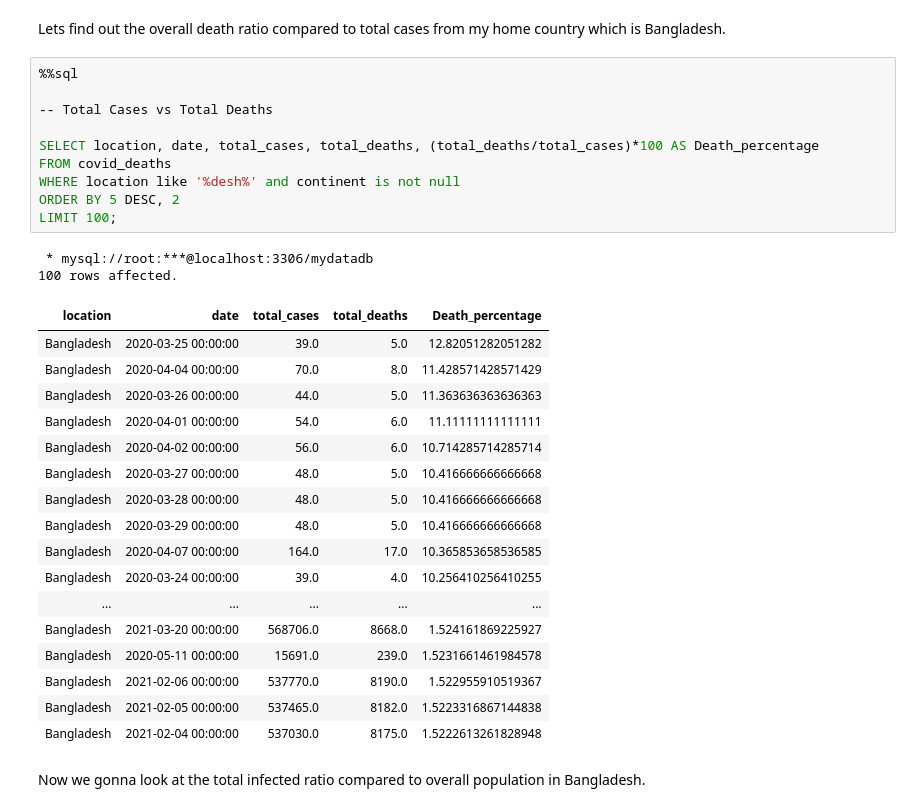
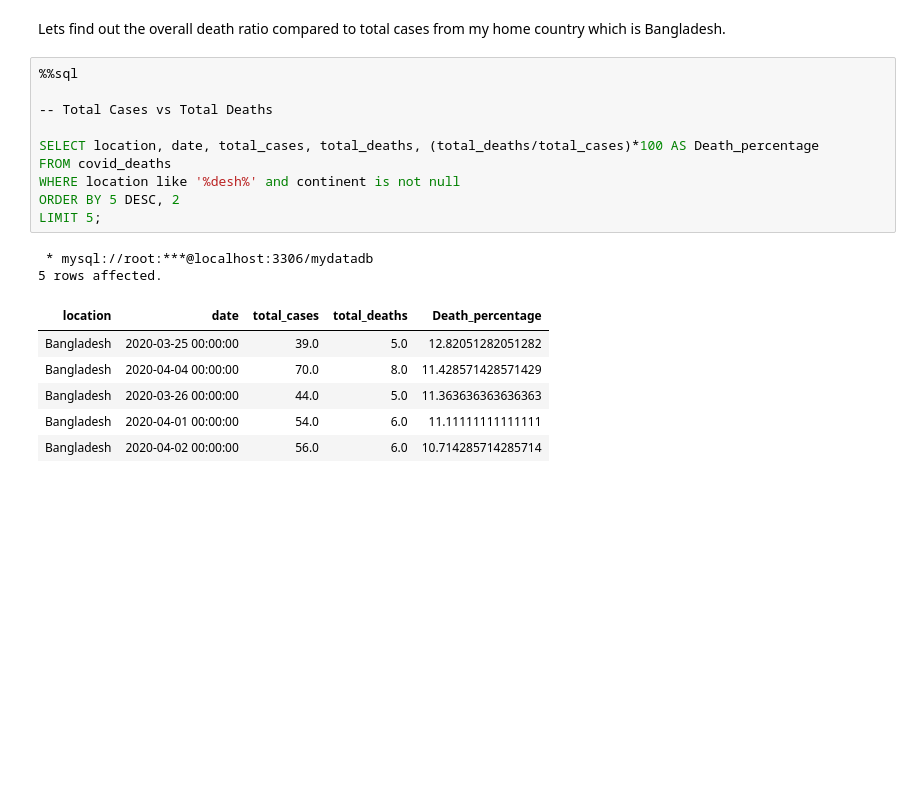
Before and after one commit to ncdas/Covid19-Data-Exploration, a Jupyter notebook: Covid-19 Data Exploration in SQL.ipynb, the cells around one changed output. Drawn from its saved outputs; the diff is of its cells as text; blank space fills up the shorter version.

```diff
--- a/Covid-19 Data Exploration in SQL.ipynb
+++ b/Covid-19 Data Exploration in SQL.ipynb
@@ -76,32 +54,19 @@ Lets find out the overall death ratio compared to total cases from my home count
 # %%
 %%sql
 
 -- Total Cases vs Total Deaths
 
 SELECT location, date, total_cases, total_deaths, (total_deaths/total_cases)*100 AS Death_percentage
 FROM covid_deaths
 WHERE location like '%desh%' and continent is not null
 ORDER BY 5 DESC, 2
-LIMIT 100;
+LIMIT 5;
 # %% [output]
  * mysql://root:***@localhost:3306/mydatadb
-100 rows affected.
+5 rows affected.
 | location | date | total_cases | total_deaths | Death_percentage |
 | Bangladesh | 2020-03-25 00:00:00 | 39.0 | 5.0 | 12.82051282051282 |
 | Bangladesh | 2020-04-04 00:00:00 | 70.0 | 8.0 | 11.428571428571429 |
 | Bangladesh | 2020-03-26 00:00:00 | 44.0 | 5.0 | 11.363636363636363 |
 | Bangladesh | 2020-04-01 00:00:00 | 54.0 | 6.0 | 11.11111111111111 |
 | Bangladesh | 2020-04-02 00:00:00 | 56.0 | 6.0 | 10.714285714285714 |
-| Bangladesh | 2020-03-27 00:00:00 | 48.0 | 5.0 | 10.416666666666668 |
-| Bangladesh | 2020-03-28 00:00:00 | 48.0 | 5.0 | 10.416666666666668 |
-| Bangladesh | 2020-03-29 00:00:00 | 48.0 | 5.0 | 10.416666666666668 |
-| Bangladesh | 2020-04-07 00:00:00 | 164.0 | 17.0 | 10.365853658536585 |
-| Bangladesh | 2020-03-24 00:00:00 | 39.0 | 4.0 | 10.256410256410255 |
-| ... | ... | ... | ... | ... |
-| Bangladesh | 2021-03-20 00:00:00 | 568706.0 | 8668.0 | 1.524161869225927 |
-| Bangladesh | 2020-05-11 00:00:00 | 15691.0 | 239.0 | 1.5231661461984578 |
-| Bangladesh | 2021-02-06 00:00:00 | 537770.0 | 8190.0 | 1.522955910519367 |
-| Bangladesh | 2021-02-05 00:00:00 | 537465.0 | 8182.0 | 1.5223316867144838 |
-| Bangladesh | 2021-02-04 00:00:00 | 537030.0 | 8175.0 | 1.5222613261828948 |
-# %% [markdown]
-Now we gonna look at the total infected ratio compared to overall population in Bangladesh.
```
Also changed, not shown: parts of 19 cells of this notebook.
